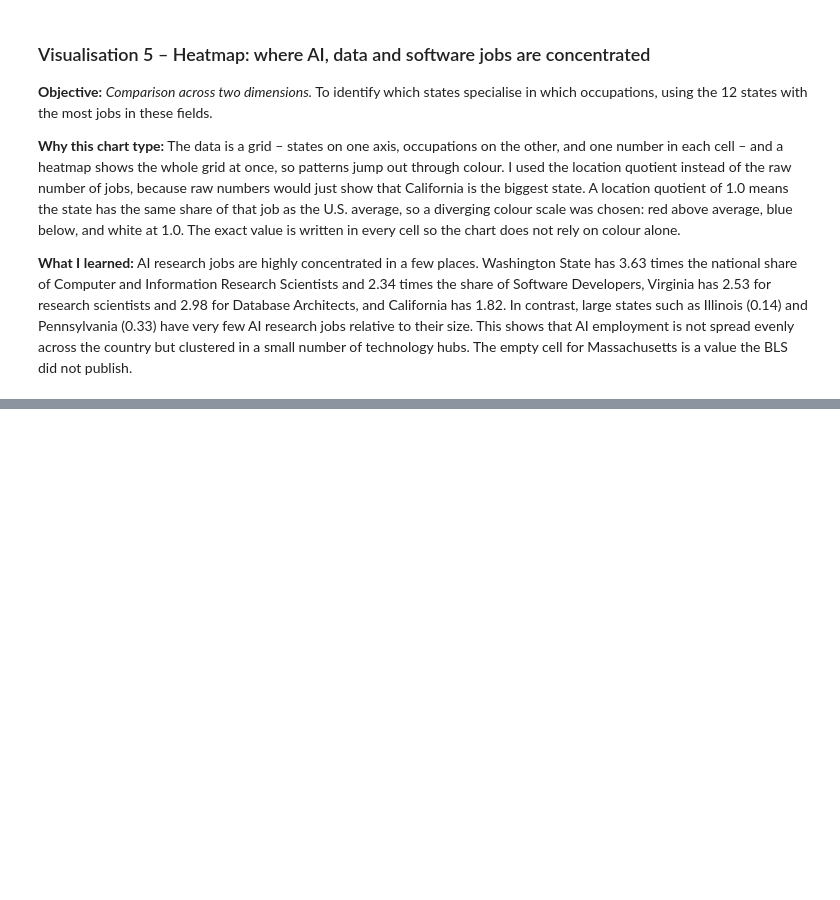
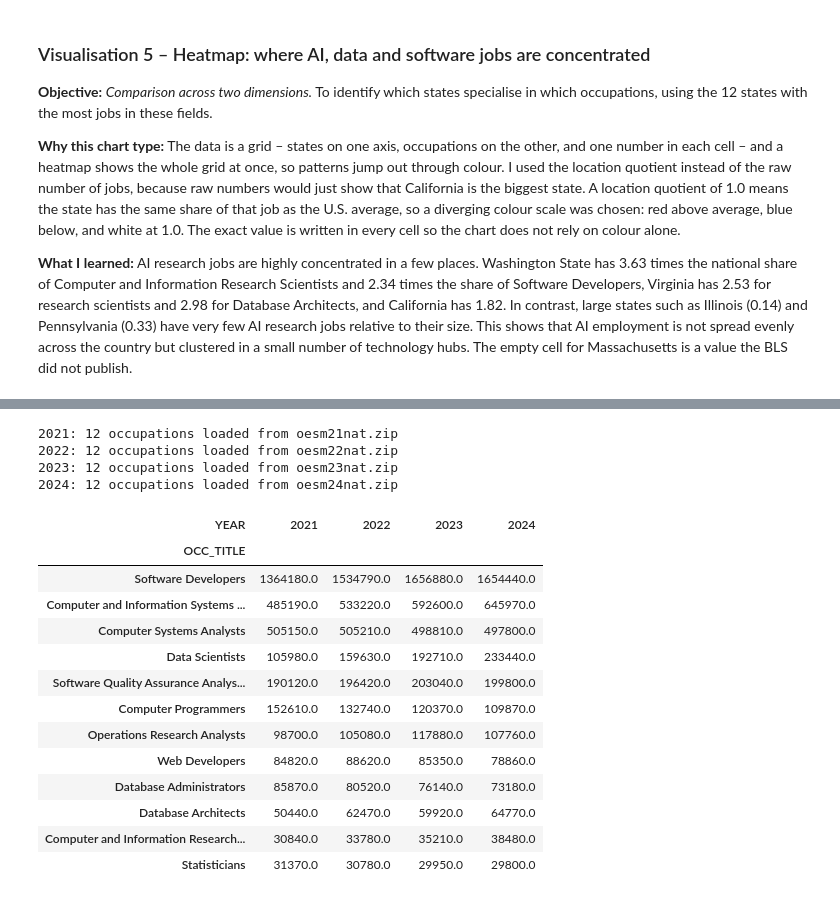
Before and after one commit to CarlosAccioly/Ca1-DataVisu, a Jupyter notebook: CA1_AI_Employment_Analysis.ipynb, the cells around one changed output, grey strips where cells are left out. Cells and saved outputs as stored; diff of their text form; code cells hidden in the pictures; blank space fills up the shorter version.

```diff
--- a/CA1_AI_Employment_Analysis.ipynb
+++ b/CA1_AI_Employment_Analysis.ipynb
@@ -363,0 +376,47 @@ plt.show()
+# %%
+# Challenge: load the national OEWS files for other years (downloaded from https://www.bls.gov/oes/tables.htm)
+import glob
+import zipfile
+
+yearly = []
+for path in sorted(glob.glob("oesm*nat.zip")):
+    year = 2000 + int(path[4:6])                      # "oesm21nat.zip" -> 2021
+    with zipfile.ZipFile(path) as z:
+        excel_name = [n for n in z.namelist() if n.endswith(".xlsx")][0]
+        data = pd.read_excel(z.open(excel_name))
+    data.columns = data.columns.str.upper()           # make column names consistent between years
+    data = data[(data["O_GROUP"] == "detailed") & (data["OCC_CODE"].isin(occupation_groups.keys()))]
+    data = data[["OCC_CODE", "OCC_TITLE", "TOT_EMP", "A_MEDIAN"]].copy()
+    data["YEAR"] = year
+    yearly.append(data)
+    print(f"{year}: {len(data)} occupations loaded from {path}")
+
+trend = pd.concat(yearly, ignore_index=True)
+trend["GROUP"] = trend["OCC_CODE"].map(occupation_groups)
+for col in ["TOT_EMP", "A_MEDIAN"]:
+    trend[col] = pd.to_numeric(trend[col], errors="coerce")
+
+# Use the 2023 titles for every year, so the names match across files
+trend["OCC_TITLE"] = trend["OCC_CODE"].map(dict(zip(tech["OCC_CODE"], tech["OCC_TITLE"])))
+first_year, last_year = trend["YEAR"].min(), trend["YEAR"].max()
+
+trend.pivot_table(index="OCC_TITLE", columns="YEAR", values="TOT_EMP").sort_values(last_year, ascending=False)
+# %% [output]
+2021: 12 occupations loaded from oesm21nat.zip
+2022: 12 occupations loaded from oesm22nat.zip
+2023: 12 occupations loaded from oesm23nat.zip
+2024: 12 occupations loaded from oesm24nat.zip
+| YEAR | 2021 | 2022 | 2023 | 2024 |
+| OCC_TITLE |  |  |  |  |
+| Software Developers | 1364180.0 | 1534790.0 | 1656880.0 | 1654440.0 |
+| Computer and Information Systems ... | 485190.0 | 533220.0 | 592600.0 | 645970.0 |
+| Computer Systems Analysts | 505150.0 | 505210.0 | 498810.0 | 497800.0 |
+| Data Scientists | 105980.0 | 159630.0 | 192710.0 | 233440.0 |
+| Software Quality Assurance Analys... | 190120.0 | 196420.0 | 203040.0 | 199800.0 |
+| Computer Programmers | 152610.0 | 132740.0 | 120370.0 | 109870.0 |
+| Operations Research Analysts | 98700.0 | 105080.0 | 117880.0 | 107760.0 |
+| Web Developers | 84820.0 | 88620.0 | 85350.0 | 78860.0 |
+| Database Administrators | 85870.0 | 80520.0 | 76140.0 | 73180.0 |
+| Database Architects | 50440.0 | 62470.0 | 59920.0 | 64770.0 |
+| Computer and Information Research... | 30840.0 | 33780.0 | 35210.0 | 38480.0 |
+| Statisticians | 31370.0 | 30780.0 | 29950.0 | 29800.0 |
```
Also changed, not shown: parts of 3 cells of this notebook.
